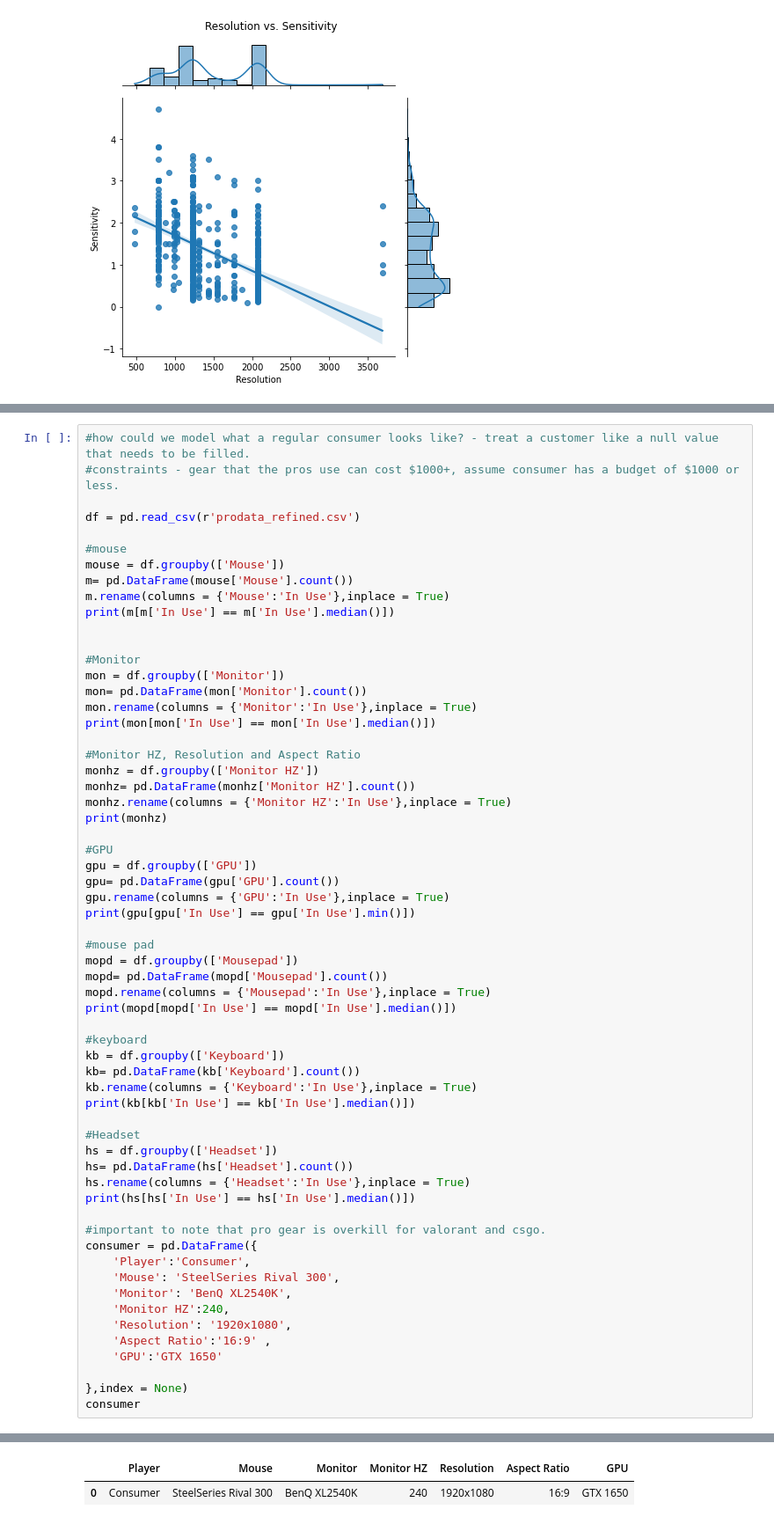
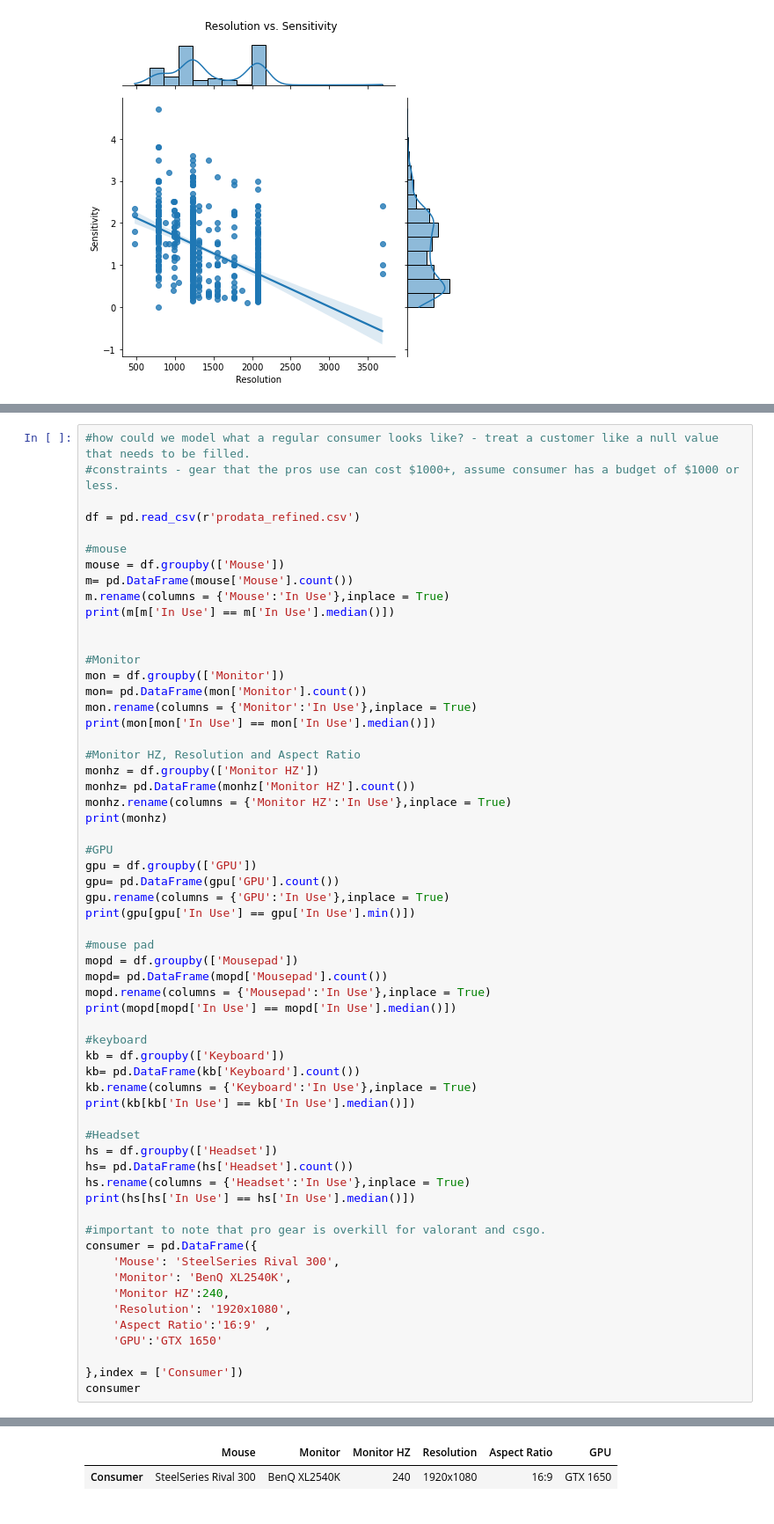
Before and after one commit to jacneeley/CompetitiveFPSData, a Jupyter notebook: Q3.ipynb, the cells around one changed output, grey strips where cells are left out. Shown at 88% size. Cells and saved outputs as stored; diff of their text form.

```diff
--- a/Q3.ipynb
+++ b/Q3.ipynb
@@ -96,34 +96,33 @@ hs.rename(columns = {'Headset':'In Use'},inplace = True)
 print(hs[hs['In Use'] == hs['In Use'].median()])
 
 #important to note that pro gear is overkill for valorant and csgo.
 consumer = pd.DataFrame({
-    'Player':'Consumer',
     'Mouse': 'SteelSeries Rival 300',
     'Monitor': 'BenQ XL2540K',
     'Monitor HZ':240,
     'Resolution': '1920x1080',
     'Aspect Ratio':'16:9' ,
     'GPU':'GTX 1650'
 
-},index = None)
+},index = ['Consumer'])
 consumer
 # %% [output]
                            In Use
 Mouse
 HyperX Pulsefire Haste          2
 Logitech G Pro Wired            2
 Logitech G100s Custom           2
 Logitech MX518                  2
 Razer Viper V2 Pro White        2
 SteelSeries Rival 300           2
 VAXEE OUTSET AX Funspark        2
 VAXEE ZYGEN NP-01S Glossy       2
 Xtrfy M42                       2
 ZOWIE EC2 White                 2
 ... (166 lines left out)
 Turtle Beach Elite Atlas Aero            1
 Turtle Beach Elite Atlas Pro             1
 Turtle Beach Elite Pro                   1
 beyerdynamic DT 1990 Pro                 1
-|  | Player | Mouse | Monitor | Monitor HZ | Resolution | Aspect Ratio | GPU |
-| 0 | Consumer | SteelSeries Rival 300 | BenQ XL2540K | 240 | 1920x1080 | 16:9 | GTX 1650 |
+|  | Mouse | Monitor | Monitor HZ | Resolution | Aspect Ratio | GPU |
+| Consumer | SteelSeries Rival 300 | BenQ XL2540K | 240 | 1920x1080 | 16:9 | GTX 1650 |
```
Also changed, not shown: parts of 4 cells of this notebook.
